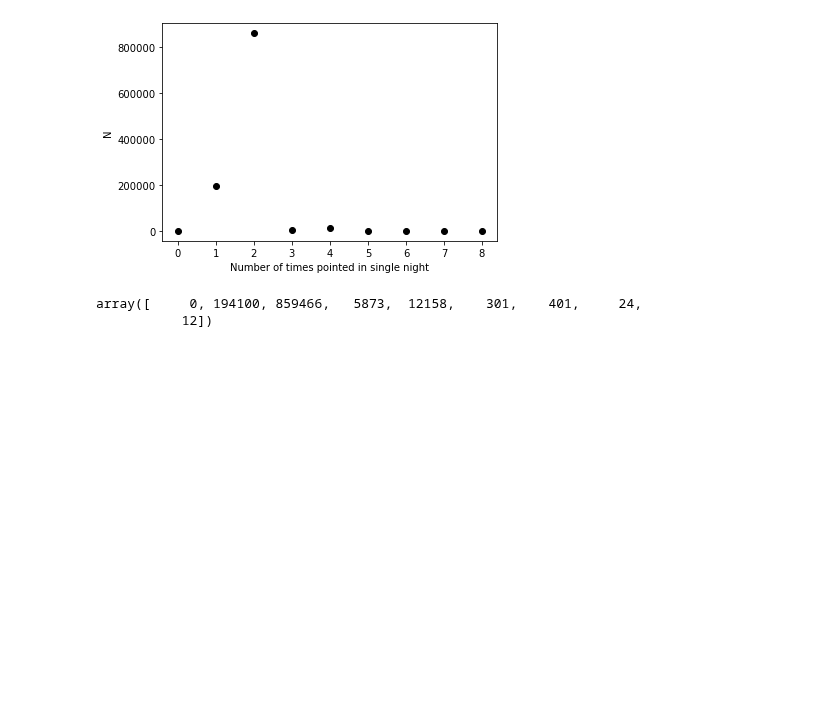
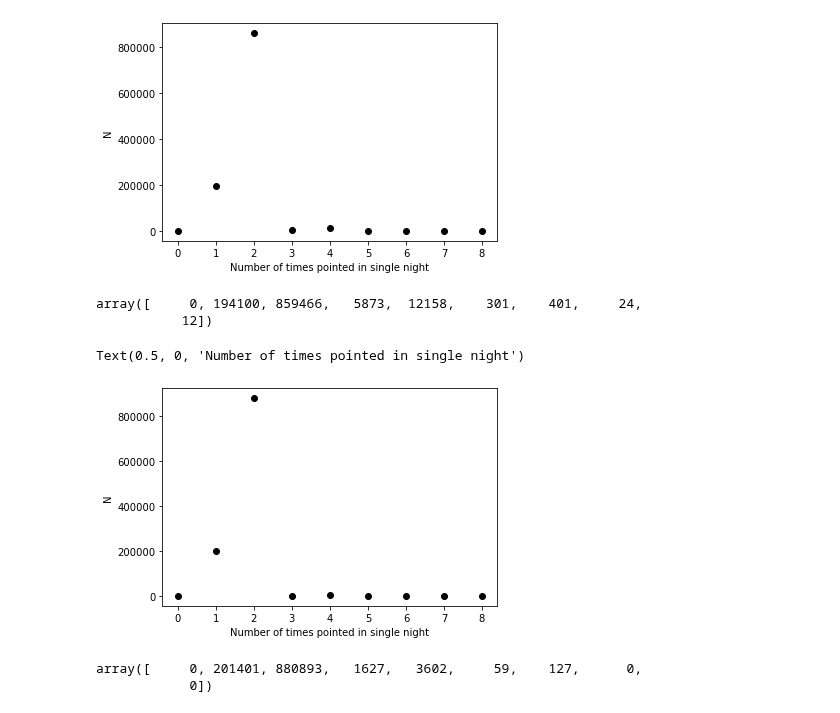
Before and after one commit to lsst-sims/sims_featureScheduler_runs2.1, a Jupyter notebook: baseline/repeat_in_night_check.ipynb, the cells around one changed output. Drawn from its saved outputs; the diff is of its cells as text; code cells hidden in the pictures; blank space fills up the shorter version.

```diff
--- a/baseline/repeat_in_night_check.ipynb
+++ b/baseline/repeat_in_night_check.ipynb
@@ -172,3 +172,36 @@ vals
 # %% [output]
 array([     0, 194100, 859466,   5873,  12158,    301,    401,     24,
            12])
+# %%
+db = sqlite3.connect('no_repeat_rpw-100.0_v2.1_10yrs.db')
+df = pd.read_sql('select fieldRA,fieldDec,night from observations where note not like "%DD%" ;', db)
+
+bins = np.arange(10)-0.5
+x = (bins[1:] + bins[0:-1])/2
+
+hash_list = [hash((v1, v2, v3)) for v1,v2,v3 in zip(df['fieldRA'], df['fieldDec'], df['night'])]
+
+
+def binup_freq(pointings, bins):
+    vals = np.sort(pointings)
+    uvals = np.unique(vals)
+    left = np.searchsorted(vals,uvals)
+    right = np.searchsorted(vals,uvals, side='right')
+    freq = right-left
+    result, _bins = np.histogram(freq, bins)
+    return result
+
+
+vals = binup_freq(hash_list, bins)
+
+plt.plot(x, vals, 'ko')
+plt.ylabel('N')
+plt.xlabel('Number of times pointed in single night')
+# %% [output]
+Text(0.5, 0, 'Number of times pointed in single night')
+[figure, added]
+# %%
+vals
+# %% [output]
+array([     0, 201401, 880893,   1627,   3602,     59,    127,      0,
+            0])
```
Also changed, not shown: 1 other file.
